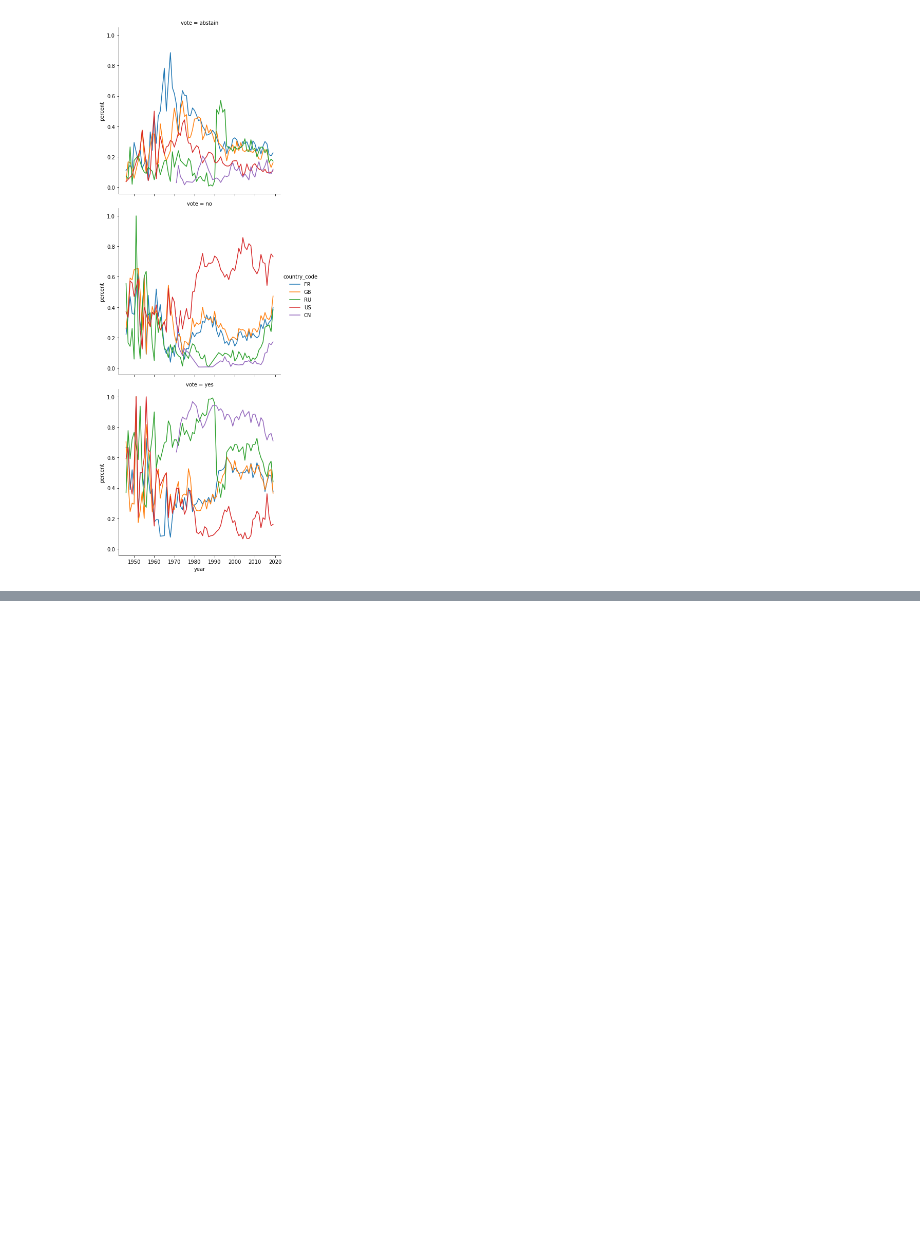
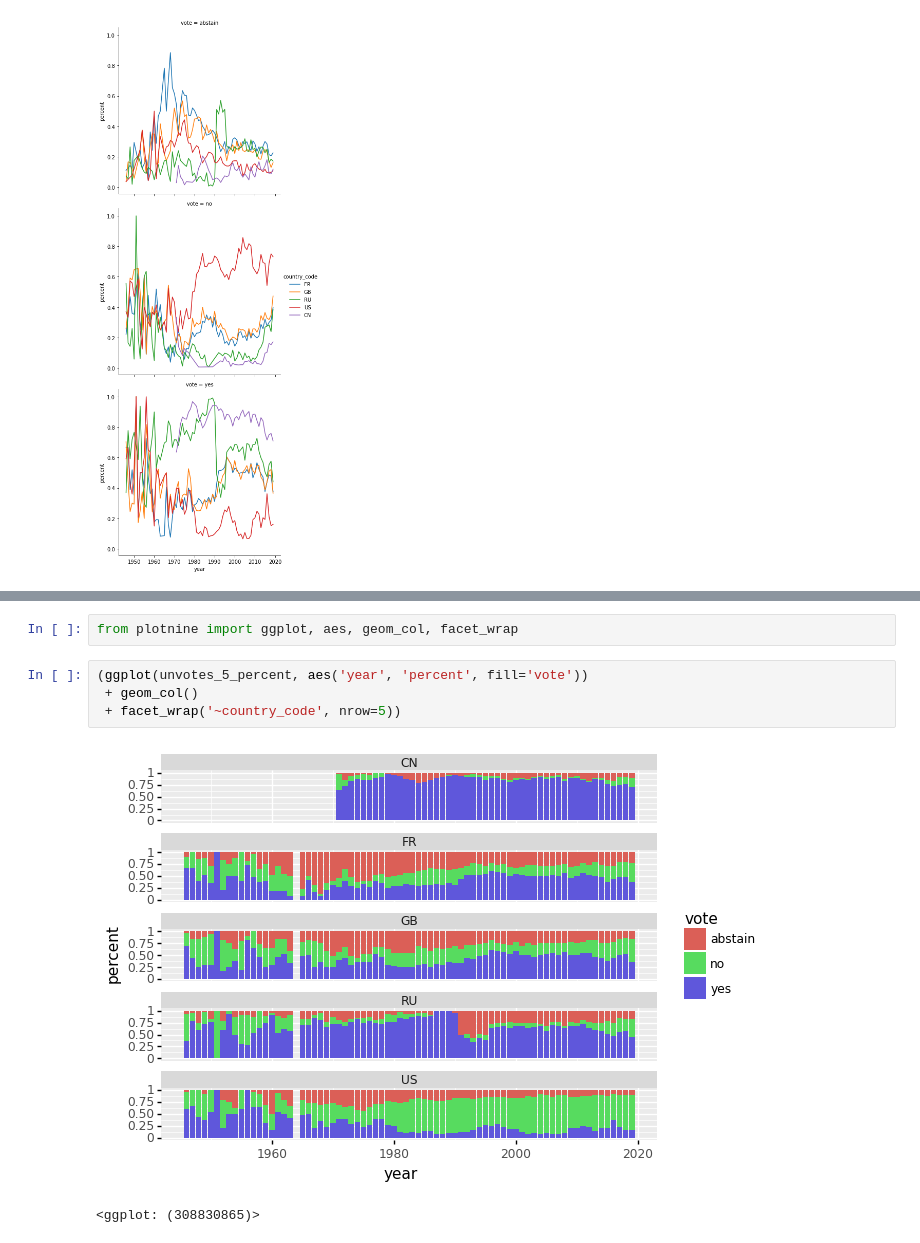
Before and after one commit to kevinwang09/tidytuesday, a Jupyter notebook: 2021-03-23-UNvotes/UNvotes_Python.ipynb, the cells around one changed output, grey strips where cells are left out. Drawn from its saved outputs; the diff is of its cells as text; blank space fills up the shorter version.

```diff
--- a/2021-03-23-UNvotes/UNvotes_Python.ipynb
+++ b/2021-03-23-UNvotes/UNvotes_Python.ipynb
@@ -99,0 +120,9 @@ sns.relplot(
+# %%
+from plotnine import ggplot, aes, geom_col, facet_wrap
+# %%
+(ggplot(unvotes_5_percent, aes('year', 'percent', fill='vote'))
+ + geom_col()
+ + facet_wrap('~country_code', nrow=5))
+# %% [output]
+[figure, added]
+<ggplot: (308830865)>
```
Also changed, not shown: parts of 1 cell of this notebook.
